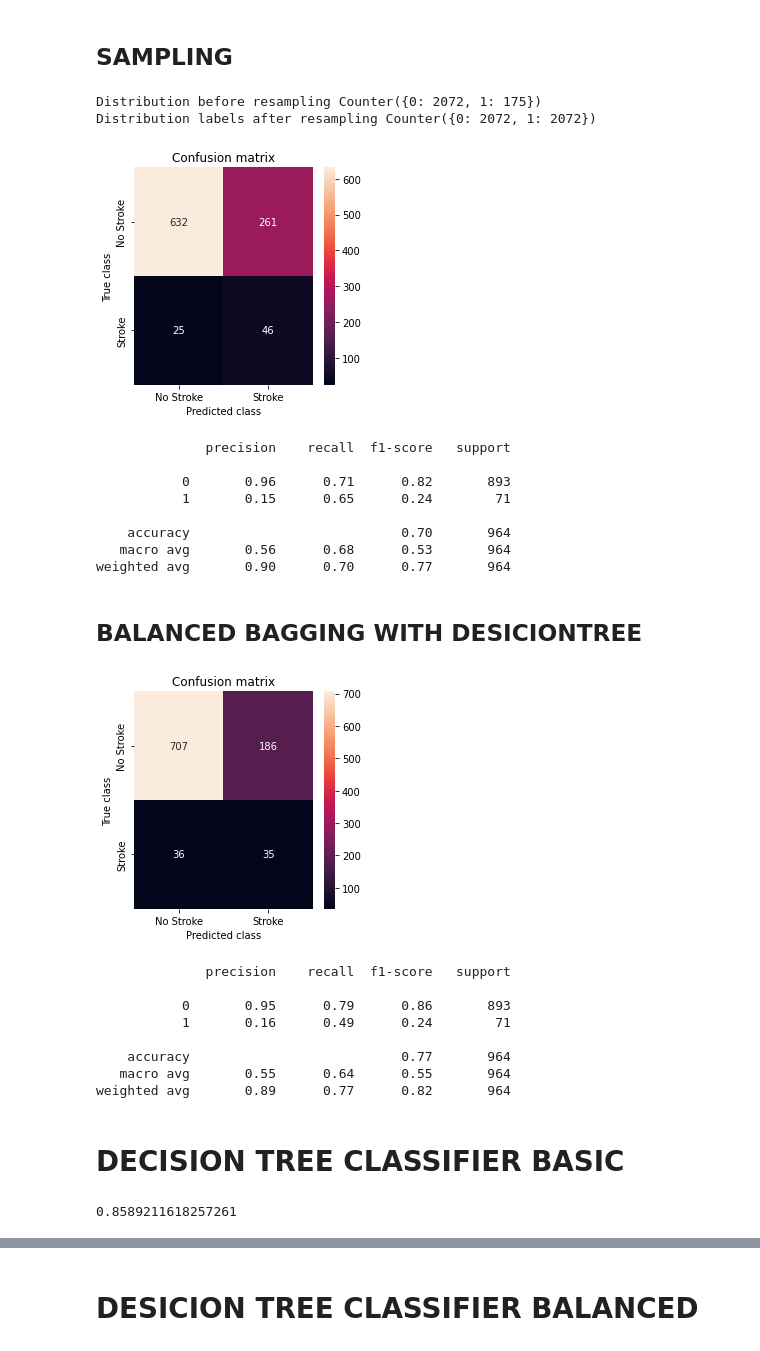
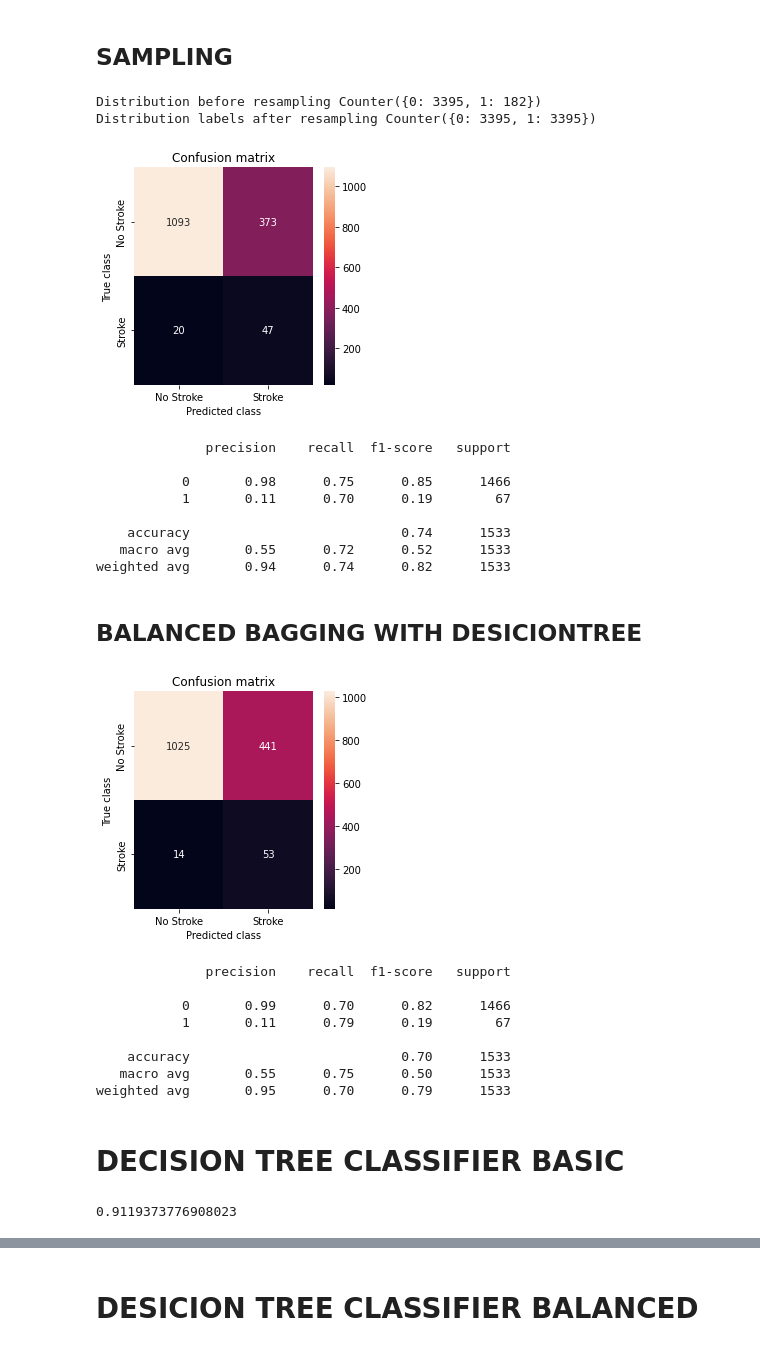
Before and after one commit to sgso-free/proyect-4geeks-grupo6, a Jupyter notebook: src/explore.ipynb, the cells around one changed output, grey strips where cells are left out. Drawn from its saved outputs; the diff is of its cells as text; code cells hidden in the pictures.

```diff
--- a/src/explore.ipynb
+++ b/src/explore.ipynb
@@ -920,13 +926,13 @@ array([[  1.        ,   1.        ,   2.        , ..., 228.69      ,
 df_raw = pd.read_csv('../data/raw/healthcare-dataset-stroke-data.csv')
 
 #Remove data about person below 35 years-old
-df_filter_age35 = df_raw[df_raw['age']>35]
-df_raw = df_filter_age35.copy()
+#df_filter_age35 = df_raw[df_raw['age']>35]
+#df_raw = df_filter_age35.copy()
 
 #Impute BMI value
-labels = ['35 - 44.9', '45 - 54.9', '55 - 64.9', '65 - +']
+labels = ['0-34.9','35 - 44.9', '45 - 54.9', '55 - 64.9', '65 - +']
 # Define the edges between bins
-bins = [35, 45, 55, 65, np.inf]
+bins = [0,35, 45, 55, 65, np.inf]
 
 # pd.cut each column, with each bin closed on left and open on right
 df_raw['age_bins'] = pd.cut(df_raw['age'], bins=bins, labels=labels, right=False)
@@ -959,5 +965,6 @@ df_raw['smoking_status'].astype(int)
 
 #Remove features
 df_raw.drop(["age_bins","bmi_new","id"],axis=1,inplace=True)
+df_raw.drop(["ever_married","work_type","Residence_type","heart_disease"],axis=1,inplace=True)
 # %%
 scaler = MinMaxScaler()
@@ -975,7 +983,7 @@ df_guadar=df_raw.copy()
 y = df_raw['stroke']
 X = df_raw.drop('stroke', axis=1)
 #dividimos en sets de entrenamiento y test
-X_train, X_test, y_train, y_test = train_test_split(X, y, train_size=0.7)
+X_train, X_test, y_train, y_test = train_test_split(X, y, train_size=0.7, random_state=13,stratify=y)
 # %%
 X_train
 # %% [output]
@@ -1033,7 +1041,7 @@ weighted avg       0.86      0.93      0.89       964
 ## LOGISTIC REGRESSION BALANCED
 # %%
 def run_model_balanced(X_train, X_test, y_train, y_test):
-    clf = LogisticRegression(C=1.0,penalty='l2',random_state=1,solver="newton-cg",class_weight={1:12,0:1})
+    clf = LogisticRegression(C=0.1,penalty='l2',random_state=1,solver="newton-cg",class_weight={1:18,0:1})
     clf.fit(X_train, y_train)
     return clf
 
@@ -1053,0 +1062,15 @@ weighted avg       0.91      0.69      0.77       964
+# %%
+from sklearn.metrics import roc_curve
+from sklearn.metrics import RocCurveDisplay
+
+def plot_sklearn_roc_curve(y_real, y_pred):
+    fpr, tpr, _ = roc_curve(y_real, y_pred)
+    roc_display = RocCurveDisplay(fpr=fpr, tpr=tpr).plot()
+    roc_display.figure_.set_size_inches(5,5)
+    plt.plot([0, 1], [0, 1], color = 'g')
+
+# Plots the ROC curve using the sklearn methods - Good plot
+y_proba = model_balanced.predict_proba(X_test)
+plot_sklearn_roc_curve(y_test, y_proba[:, 1])
+# Plots the ROC curve using the sklearn methods - Bad plot
+plot_sklearn_roc_curve(y_test, y_pred)
@@ -1090,38 +1116,38 @@ model = run_model(X_train_res, X_test, y_train_res, y_test)
 pred_y = model.predict(X_test)
 mostrar_resultados(y_test, pred_y)
 # %% [output]
-Distribution before resampling Counter({0: 2072, 1: 175})
-Distribution labels after resampling Counter({0: 2072, 1: 2072})
+Distribution before resampling Counter({0: 3395, 1: 182})
+Distribution labels after resampling Counter({0: 3395, 1: 3395})
-[figure, old version]
+[figure, new version]
               precision    recall  f1-score   support
 
-           0       0.96      0.71      0.82       893
-           1       0.15      0.65      0.24        71
+           0       0.98      0.75      0.85      1466
+           1       0.11      0.70      0.19        67
 
-    accuracy                           0.70       964
-   macro avg       0.56      0.68      0.53       964
-weighted avg       0.90      0.70      0.77       964
+    accuracy                           0.74      1533
+   macro avg       0.55      0.72      0.52      1533
+weighted avg       0.94      0.74      0.82      1533
 # %% [markdown]
 ## BALANCED BAGGING WITH DESICIONTREE
 # %%
 from imblearn.ensemble import BalancedBaggingClassifier
 from sklearn.tree import DecisionTreeClassifier
 
-bbc = BalancedBaggingClassifier(random_state=42,base_estimator=DecisionTreeClassifier(random_state=1,max_features='sqrt',class_weight="balanced"),n_estimators=2000)
+bbc = BalancedBaggingClassifier(random_state=42,base_estimator=DecisionTreeClassifier(random_state=1,max_features=11,max_depth=11,class_weight={1:18,0:1}), n_estimators=2000)
 bbc.fit(X_train,y_train)
 
 pred_y = bbc.predict(X_test)
 mostrar_resultados(y_test, pred_y)
 # %% [output]
-[figure, old version]
+[figure, new version]
               precision    recall  f1-score   support
 
-           0       0.95      0.79      0.86       893
-           1       0.16      0.49      0.24        71
+           0       0.99      0.70      0.82      1466
+           1       0.11      0.79      0.19        67
 
-    accuracy                           0.77       964
-   macro avg       0.55      0.64      0.55       964
-weighted avg       0.89      0.77      0.82       964
+    accuracy                           0.70      1533
+   macro avg       0.55      0.75      0.50      1533
+weighted avg       0.95      0.70      0.79      1533
 # %% [markdown]
 # DECISION TREE CLASSIFIER BASIC
 # %%
@@ -1131,7 +1157,7 @@ clf.fit(X_train, y_train)
 y_pred = clf.predict(X_test)
 accuracy_score(y_test, y_pred)
 # %% [output]
-0.8589211618257261
+0.9119373776908023
 # %%
 mostrar_resultados(y_test, y_pred)
 # %% [output]
```
Also changed, not shown: parts of 27 cells of this notebook.
